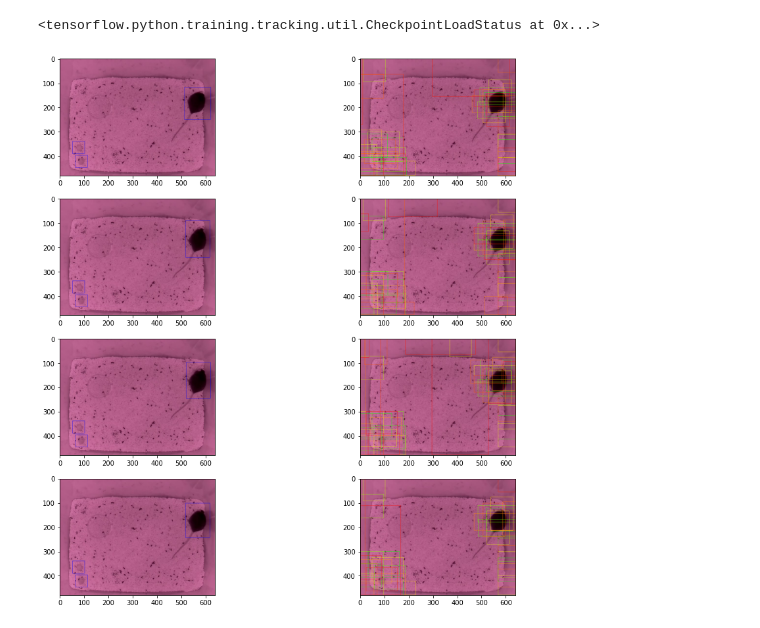
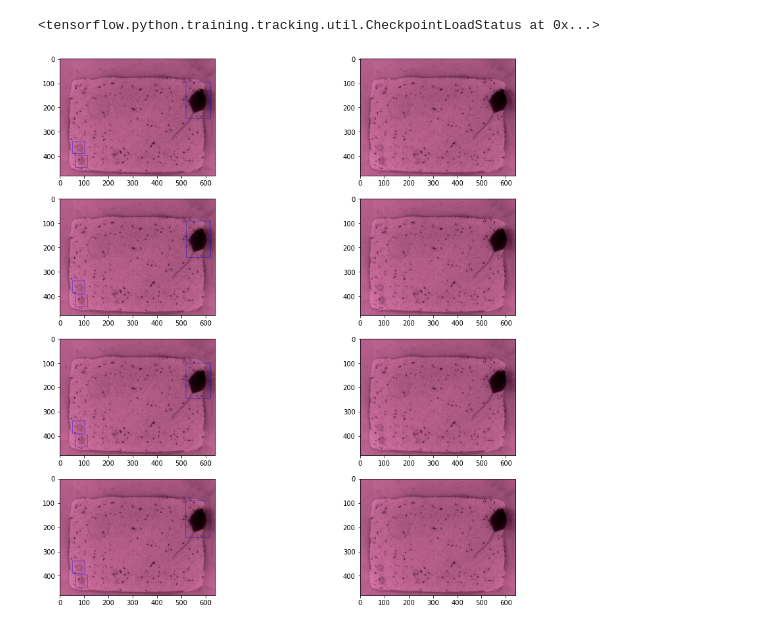
Before and after one commit to jaentrouble/mouse_chaser_train_2, a Jupyter notebook: see_result.ipynb, the cells around one changed output. Cells and saved outputs as stored; diff of their text form; code cells hidden in the pictures.

```diff
--- a/see_result.ipynb
+++ b/see_result.ipynb
@@ -44,40 +44,51 @@ test_model = ObjectDetector(
     num_classes,
 )
 # %%
-load_dir = 'savedmodels/hr538_m_f2/91'
+load_dir = 'savedmodels/hr538_rfcn_mf1/85'
 test_model.load_weights(load_dir)
 # %% [output]
 <tensorflow.python.training.tracking.util.CheckpointLoadStatus at 0x...>
 # %%
+colors=np.array([
+    [1,0,0],
+    [0,1,0],
+    [1,1,0],
+    [0,1,1],
+])
+
+
 samples = ds.take(4).as_numpy_iterator()
 fig = plt.figure(figsize=(15,15))
 for i in range(4):
     sample = next(samples)
     image, gt_box, _ = sample
-    rois, probs = test_model(image, training=False)
+    # rois, probs= test_model(image, training=False)
+    boxes, probs, labels = test_model(image, training=False)
     test_image = image[0].copy()
     gt_image = image[0].copy()
     gt_box = gt_box[0]
     h,w = np.subtract(gt_image.shape[:2],1)
-    for roi, p in zip(rois,probs):
-        color = np.clip([4*(1-p),4*(p-0.5),0],0,1)
-        x1, y1, x2, y2 = np.multiply(roi,[w,h,w,h,]).astype(np.int64)
+    # for box, p in zip(rois,probs):
+        # color = np.clip([4*(1-p),4*(p-0.5),0],0,1)
+    for box, p, l in zip(boxes, probs, labels):
+        color = colors[l] * p
+        x1, y1, x2, y2 = np.multiply(box,[w,h,w,h,]).astype(np.int64)
         test_image[y1,x1:x2] = color
         test_image[y2,x1:x2] = color
         test_image[y1:y2,x1] = color
         test_image[y1:y2,x2] = color
     for box in gt_box:
         x1, y1, x2, y2 = np.multiply(box,[w,h,w,h,]).astype(np.int64)
         gt_image[y1,x1:x2] = [0,0,1]
         gt_image[y2,x1:x2] = [0,0,1]
         gt_image[y1:y2,x1] = [0,0,1]
         gt_image[y1:y2,x2] = [0,0,1]
 
     ax = fig.add_subplot(4,2,2*i+1)
     ax.imshow(gt_image)
     ax = fig.add_subplot(4,2,2*i+2)
     ax.imshow(test_image)
 
 plt.show()
 # %% [output]
-[figure, old version]
+[figure, new version]
```
Also changed, not shown: 1 other file.
